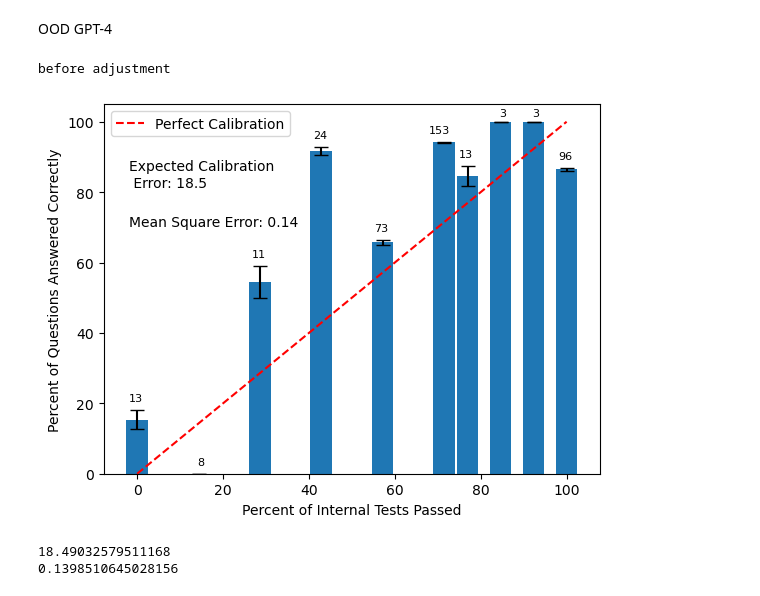
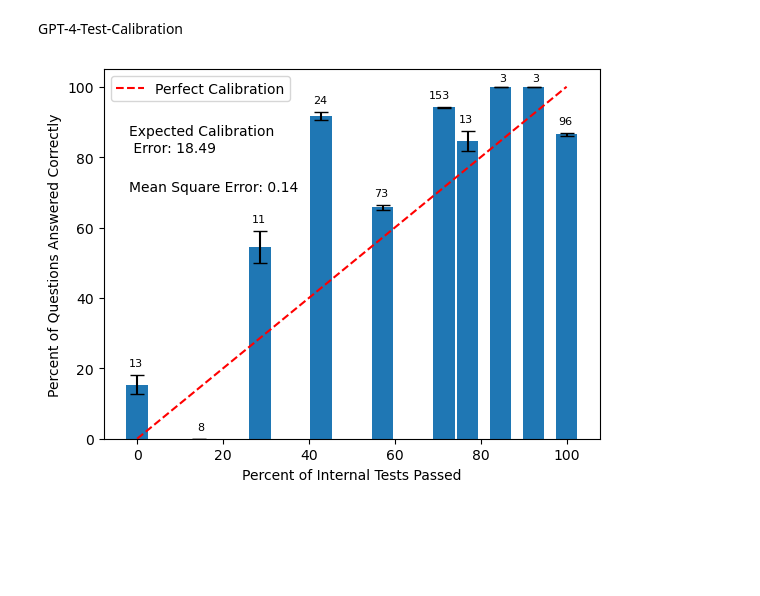
Before and after one commit to sorendunn/LLM-Calibrated-Uncertainty-for-Code, a Jupyter notebook: calibration_plots.ipynb, the cells around one changed output. Saved outputs shown, nothing was run; the diff lists cells and outputs as text; code cells hidden in the pictures; blank space fills up the shorter version.

```diff
--- a/calibration_plots.ipynb
+++ b/calibration_plots.ipynb
@@ -25,11 +18,9 @@ Brier Score: 370.70
-# %% [markdown]
-OOD GPT-4
-# %%
-combined_df = utils.gen_plot("root/reflexion_scratch/reflexion_1_gpt-4_pass_at_k_5.jsonl")
-print(utils.calculate_calibration_error(combined_df))
-print(utils.calculate_brier_score(combined_df))
-# %% [output]
-before adjustment
-[figure, removed]
-18.49032579511168
-0.1398510645028156
+# %% [markdown]
+GPT-4-Test-Calibration
+# %%
+combined_df = utils.convert_results_to_dataframe(utils.read_jsonl("root/run_results/gen_5/GPT-4-test-run/GPT-4-test-run.jsonl"))
+ece = utils.calculate_calibration_error(combined_df)
+brier_score = utils.calculate_brier_score(combined_df)
+utils.plot_results(ece, brier_score, combined_df)
+# %% [output]
+[figure, added]
```
Also changed, not shown: parts of 4 cells of this notebook, 50 other files.
